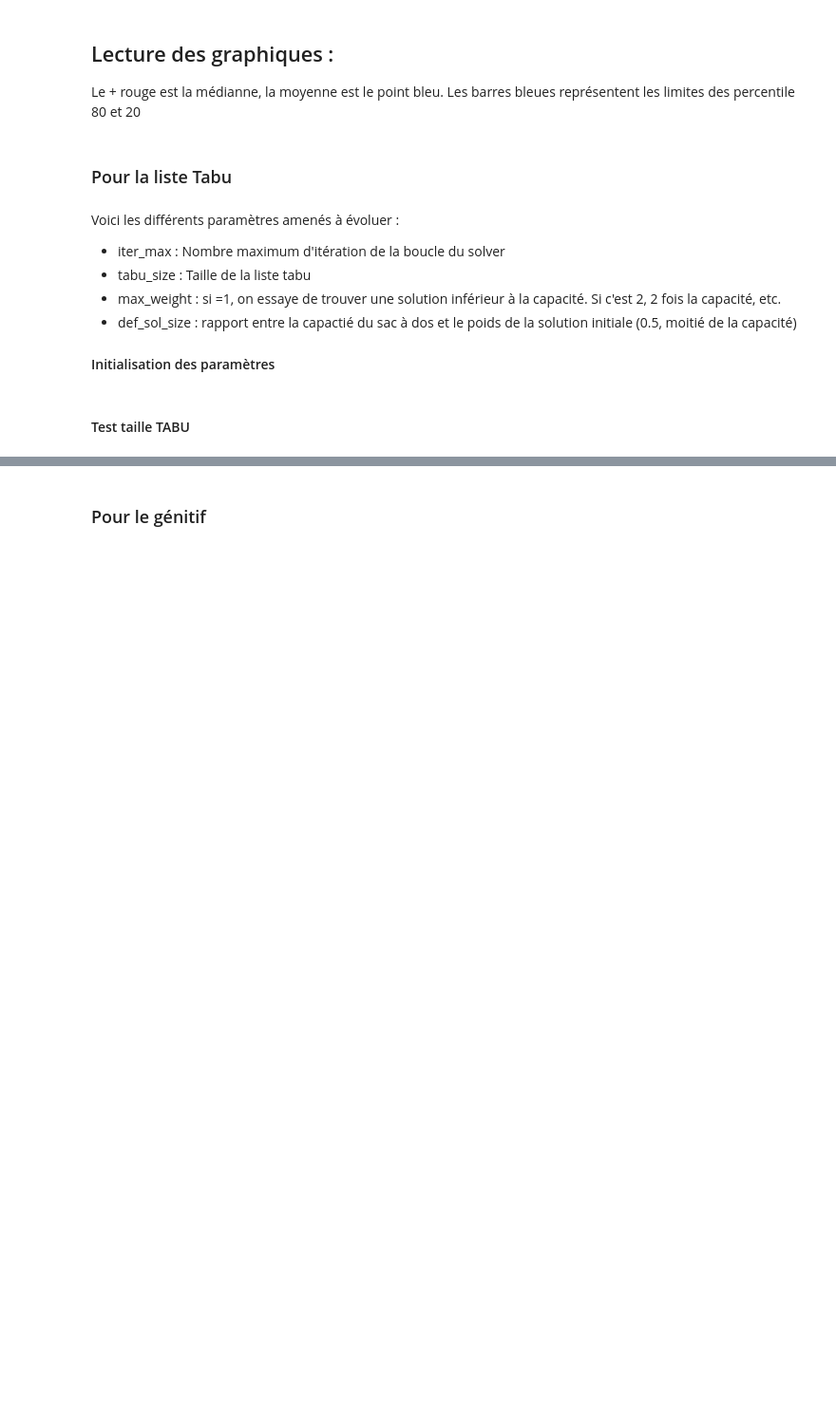
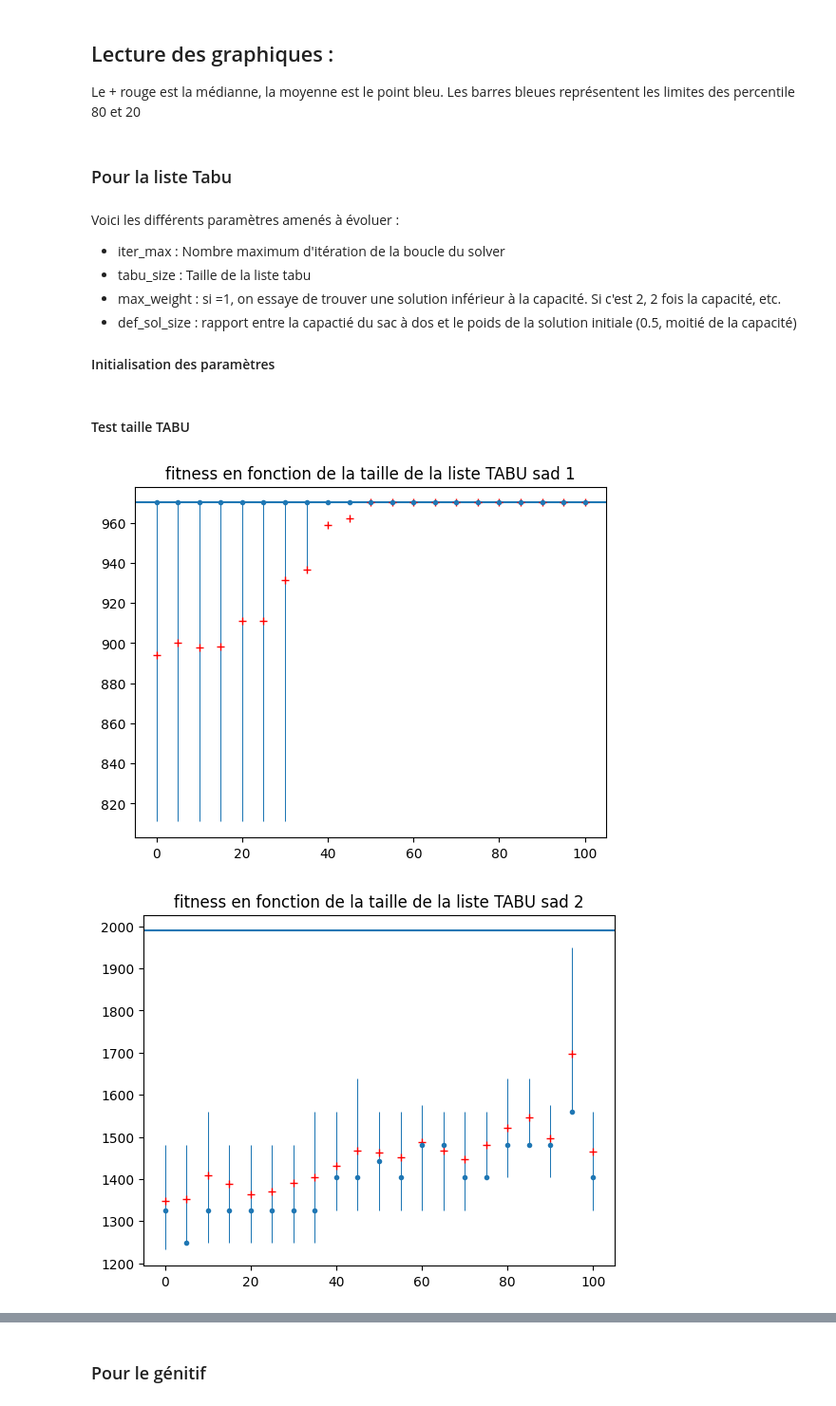
Before and after one commit to Blova-TB/S8_Knapsack, a Jupyter notebook: 100_item.ipynb, the cells around one changed output, grey strips where cells are left out. Shown at 95% size. Saved outputs shown, nothing was run; the diff lists cells and outputs as text; code cells hidden in the pictures; blank space fills up the shorter version.

```diff
--- a/100_item.ipynb
+++ b/100_item.ipynb
@@ -1,22 +1,2 @@
 # %% [markdown]
 ## Test des paramètres à 100 items
-# %%
-from testor import *
-from SadObject import *
-import parser
-import tabou_solver as tbs
-import Other_solver
-from MyIterator import *
-
-import numpy as np
-import matplotlib.pyplot as plt
-
-class variateur_tabou :
-    def liste_tabou() :
-        return tbs.reinit_tabu_list, "fitness en fonction de la taille de la liste TABU"
-    def nombre_iterations() :
-        return  tbs.reinit_iter_changer, "fitness en fonction du nombre d'itérations"
-    def poids_max_accepte() :
-        return tbs.reinit_max_weight, "fitness en fonction du poids maximal"
-    def poids_inital() :
-        return tbs.reinit_solution_size, "fitness en fonction de de la taille de la solution initiale"
@@ -58,9 +62,10 @@ Voici les différents paramètres amenés à évoluer :
 
 #### Initialisation des paramètres
 # %%
-iter_max = 100
+iter_max = 1000
 tabu_size = 5
-max_weight = 1
+tabu_size_for2 = 95
+max_weight = 1.0
 init_size = 0.5
 
 group_size = 100 #nombre de tests de chaque paramètres dans une éxecutions.
@@ -79,0 +74,20 @@ graph_result(x,mediane,err,title,sol_opti1,other=moyenne)
+# %%
+(variateur,title) = variateur_tabou.liste_tabou()
+
+test = Testor(tbs.Tabou_solver(sad1,iter_max,tabu_size,max_weight,init_size))
+testResult = test.test(range(0,101,5),variateur,group_size)
+graph_test_result(testResult,sol_opti1,title + " sad 1")
+
+test = Testor(tbs.Tabou_solver(sad2,iter_max,tabu_size,max_weight,init_size))
+testResult = test.test(range(0,101,5),variateur,group_size)
+graph_test_result(testResult,sol_opti2,title + " sad 2")
+
+testResult = test.test(range(92,98,1),variateur,group_size)
+graph_test_result(testResult,sol_opti2,title + " sad 2")
+
+test = Testor(tbs.Tabou_solver(sad3,iter_max,tabu_size,max_weight,init_size))
+testResult = test.test(range(0,101,5),variateur,group_size)
+graph_test_result(testResult,sol_opti3,title + " sad 3")
+# %% [output]
+[figure, added]
+[figure, added]
```
Also changed, not shown: parts of 14 cells of this notebook, 4 other files.
